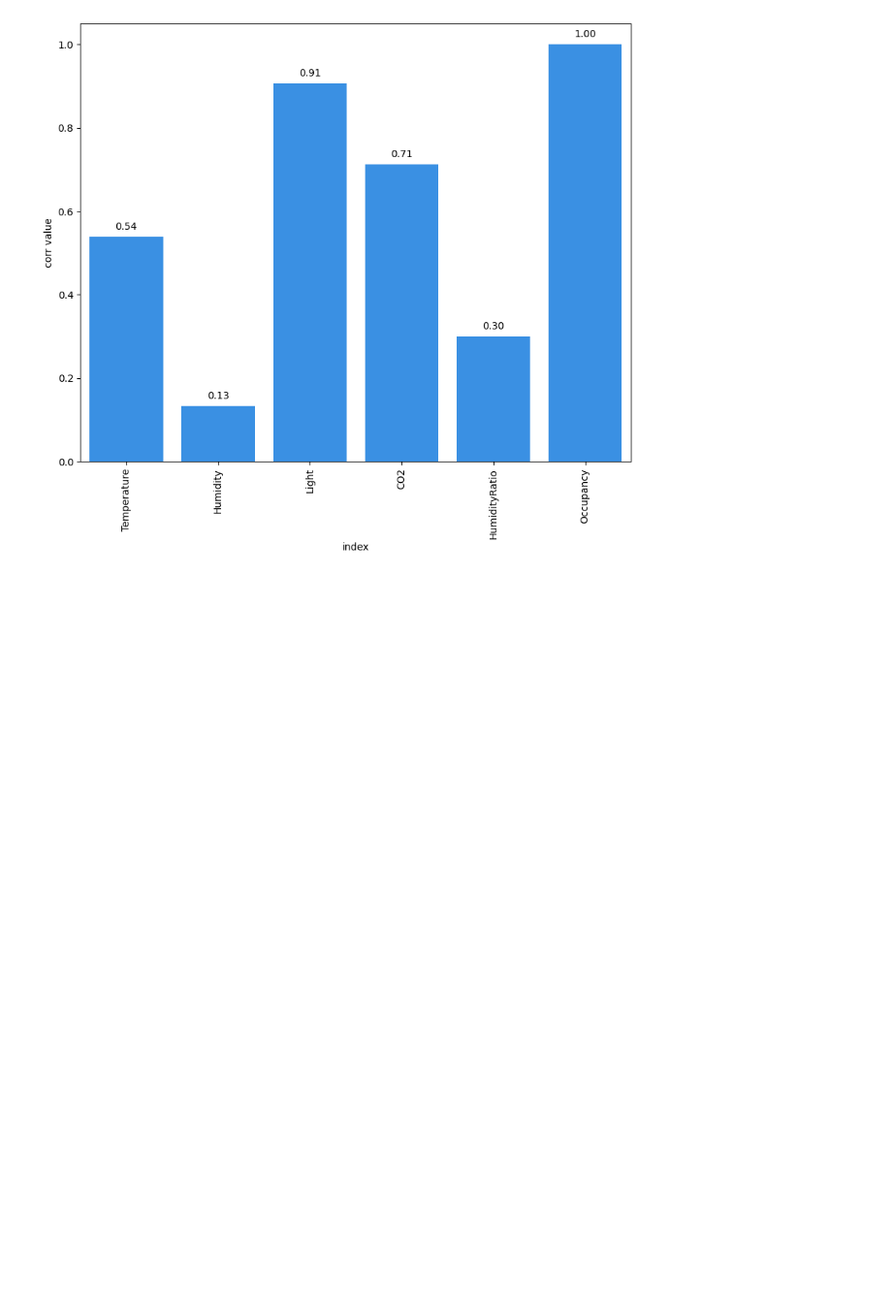
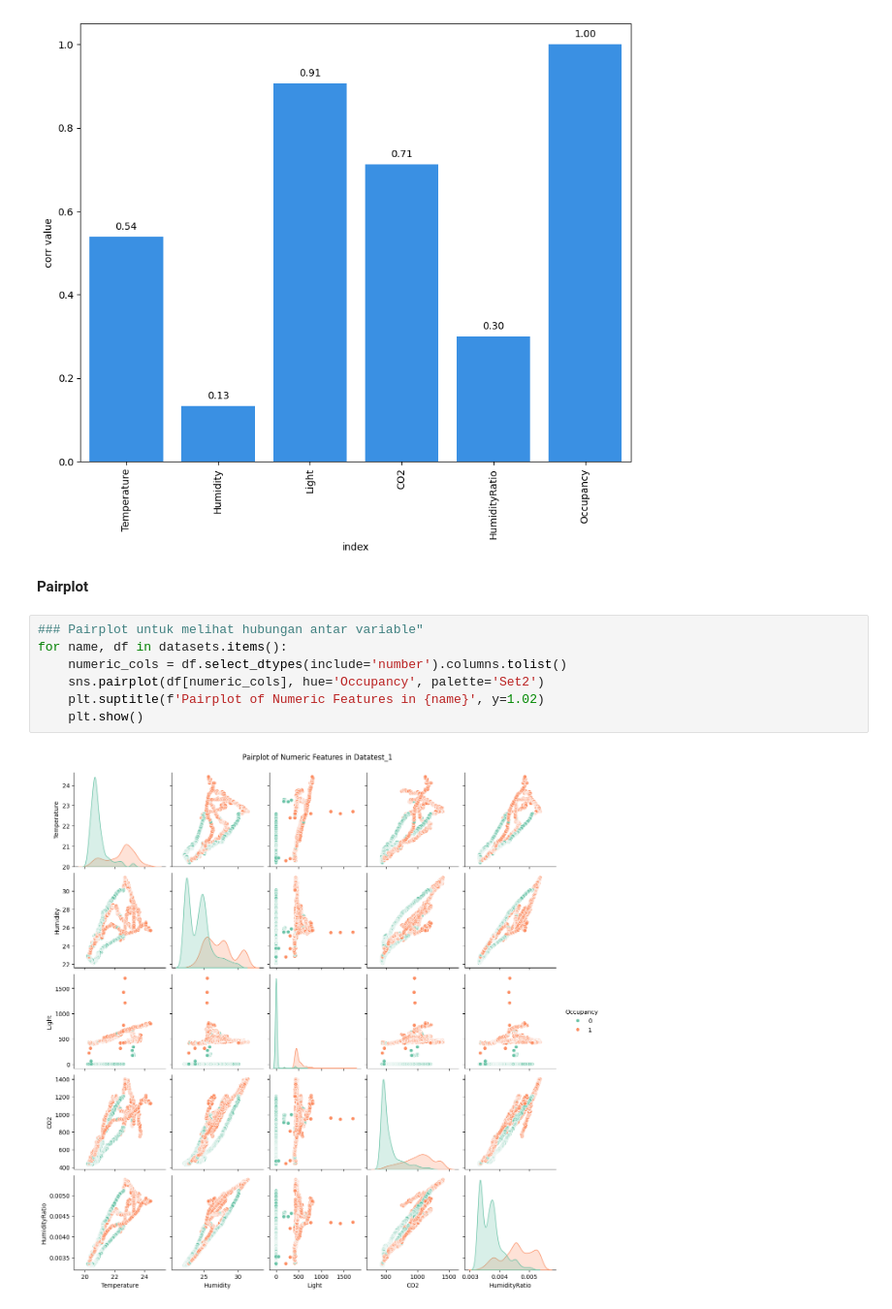
Before and after one commit to aryaadhy/Occupancy_Detection_FINPRO, a Jupyter notebook: FINPRO_DS38_Arya_Adhy.ipynb, the cells around one changed output. Shown at 97% size. Drawn from its saved outputs; the diff is of its cells as text; blank space fills up the shorter version.

```diff
--- a/FINPRO_DS38_Arya_Adhy.ipynb
+++ b/FINPRO_DS38_Arya_Adhy.ipynb
@@ -516,3 +516,14 @@ Correlation for Datatraining:
 | 4 | HumidityRatio | 0.300464 | Positif |
 | 5 | Humidity | 0.133183 | Positif |
 [figure]
+# %% [markdown]
+**Pairplot**
+# %%
+### Pairplot untuk melihat hubungan antar variable"
+for name, df in datasets.items():
+    numeric_cols = df.select_dtypes(include='number').columns.tolist()
+    sns.pairplot(df[numeric_cols], hue='Occupancy', palette='Set2')
+    plt.suptitle(f'Pairplot of Numeric Features in {name}', y=1.02)
+    plt.show()
+# %% [output]
+[figure, added]
```
Also changed, not shown: parts of 1 cell of this notebook.
